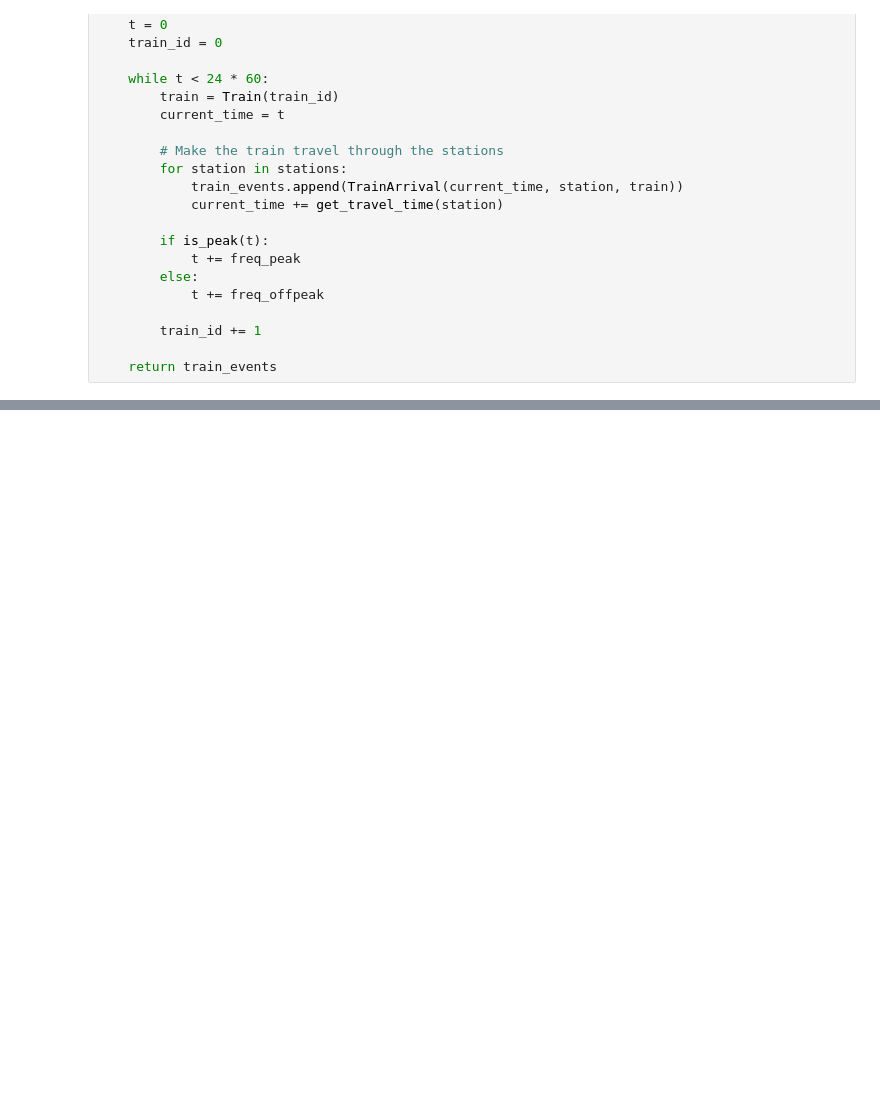
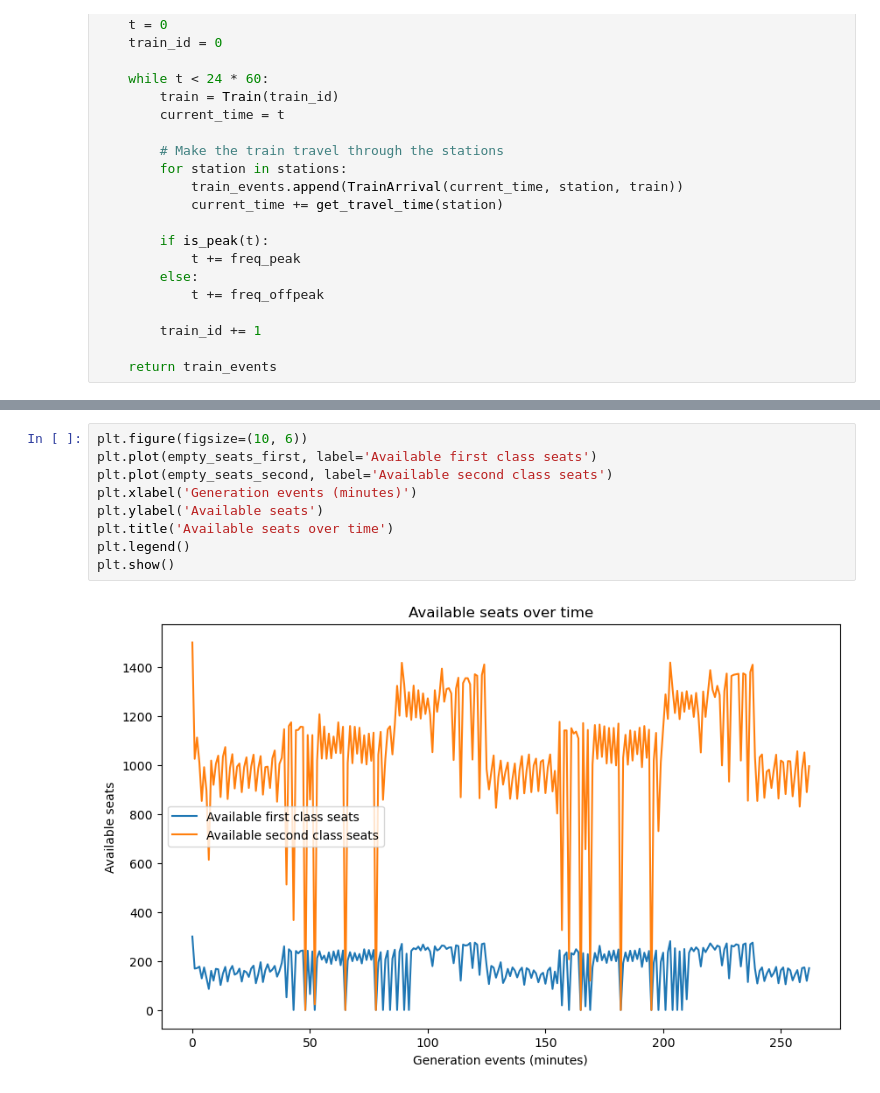
Before and after one commit to Primo909/train-optimization-and-simulation, a Jupyter notebook: AP_main.ipynb, the cells around one changed output, grey strips where cells are left out. Cells and saved outputs as stored; diff of their text form; blank space fills up the shorter version.

```diff
--- a/AP_main.ipynb
+++ b/AP_main.ipynb
@@ -382,0 +396,11 @@ plt.show()
+# %%
+plt.figure(figsize=(10, 6))
+plt.plot(empty_seats_first, label='Available first class seats')
+plt.plot(empty_seats_second, label='Available second class seats')
+plt.xlabel('Generation events (minutes)')
+plt.ylabel('Available seats')
+plt.title('Available seats over time')
+plt.legend()
+plt.show()
+# %% [output]
+[figure, added]
```
Also changed, not shown: parts of 4 cells of this notebook.
